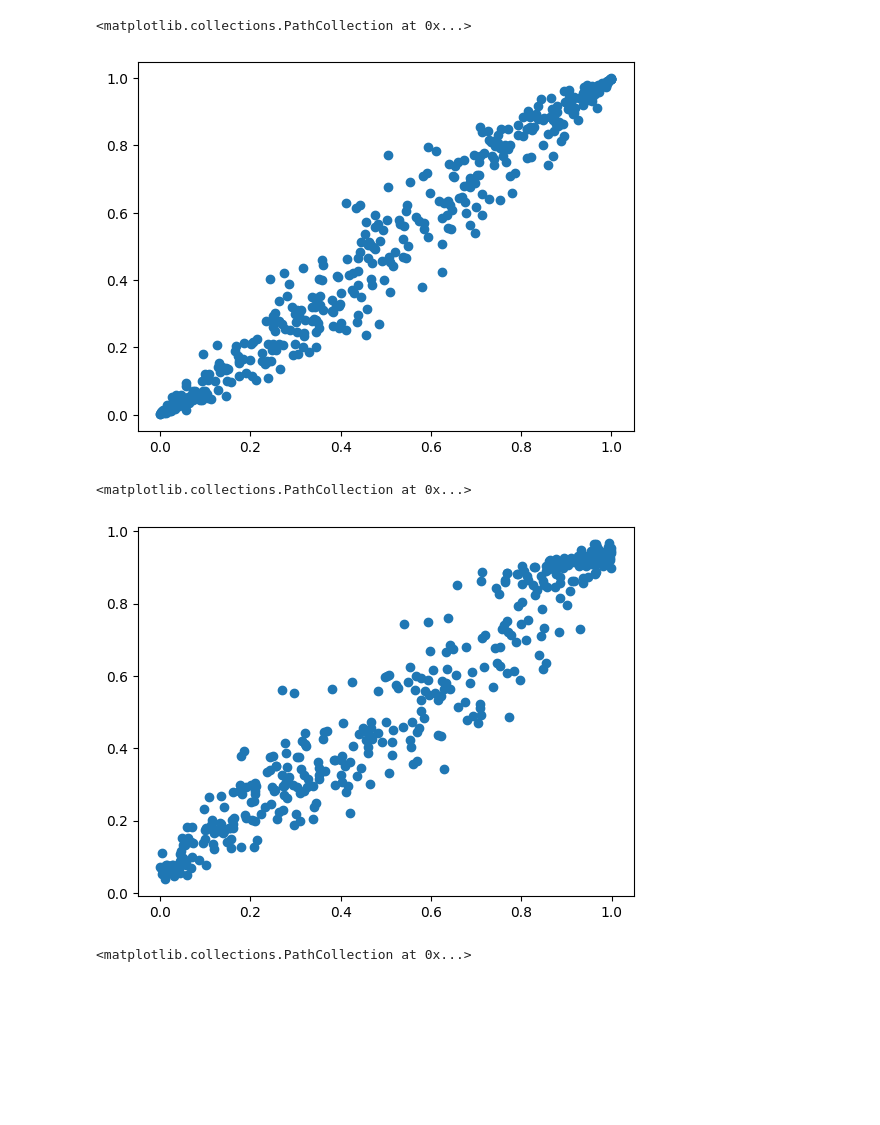
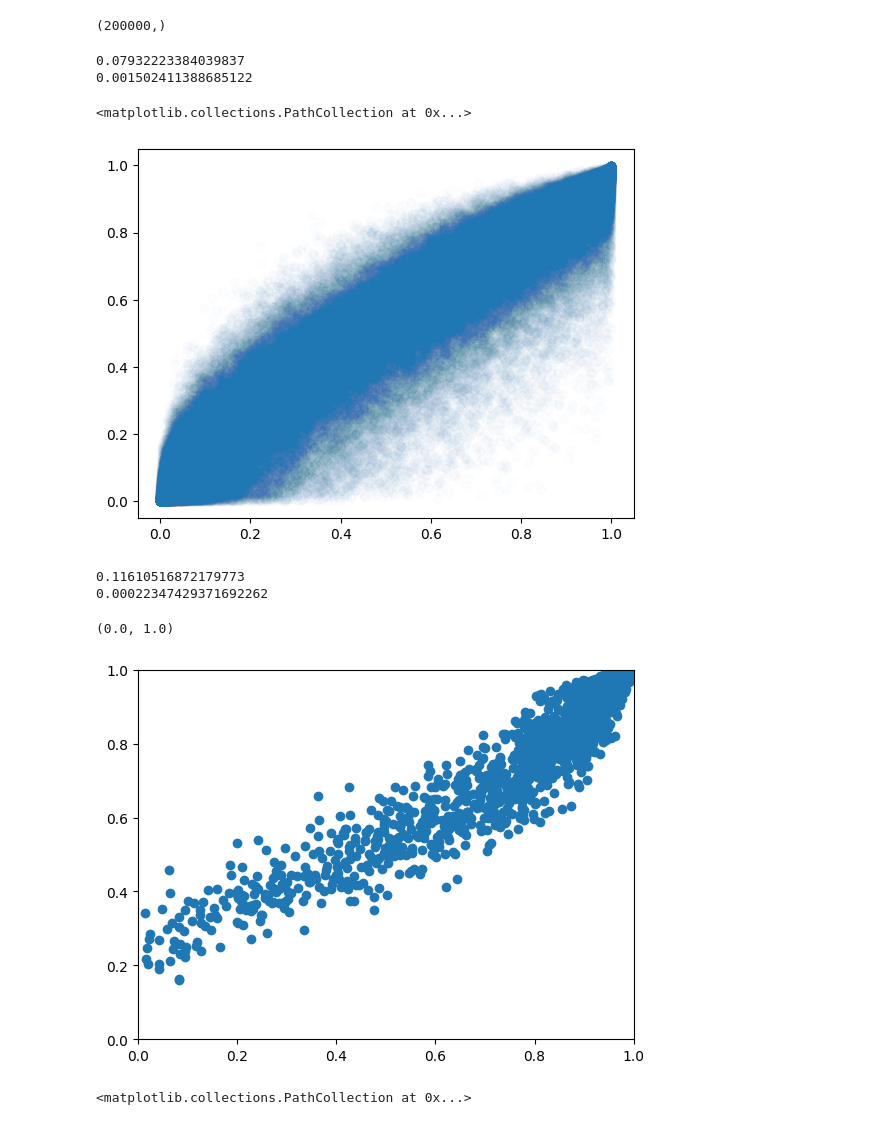
Before and after one commit to CDCgov/BART-Survival, a Jupyter notebook: src/bart_survival/core/test.ipynb, the cells around one changed output. Drawn from its saved outputs; the diff is of its cells as text; code cells hidden in the pictures; blank space fills up the shorter version.

```diff
--- a/src/bart_survival/core/test.ipynb
+++ b/src/bart_survival/core/test.ipynb
@@ -554,10 +641,10 @@ import matplotlib.pyplot as plt
 # ==========================================
 if __name__ == "__main__":
     print("Generating dummy data...")
-    N= 400
-    X_dummy = np.random.normal(size=(N, 10))
-    p = sp.stats.norm.cdf(X_dummy[:,0] * .2 + X_dummy[:,3] * 1.2)
-    Y_dummy = np.random.binomial(1, p, size=N)
+    # N= 1000
+    # X_dummy = np.random.normal(size=(N, 100))
+    # p = sp.stats.norm.cdf(.5-X_dummy[:,0]  * .2 - X_dummy[:,3] * 1.2 )
+    # Y_dummy = np.random.binomial(1, p, size=N)
 
     import pytensor.tensor as pt
 
@@ -567,17 +654,19 @@ if __name__ == "__main__":
     print("Building model graph...")
     with pm.Model() as test_model:
         # ENGINE_MODE = "native"
-        ENGINE_MODE = "fast_vanilla"
+        # ENGINE_MODE = "fast_vanilla"
         # ENGINE_MODE = "fast_sparse"
+        ENGINE_MODE = "fast_sparse_no_save"
 
 
         # test no return estimates
         # requres this hack of submitting a 1D array to the BART object itself
-        # trees = pmb.BART("trees", X=np.zeros((1,X_dummy.shape[1])), Y=np.zeros(1), m=200)
-        trees = pmb.BART("trees", X=X_dummy, Y=Y_dummy, m=50)
+        trees = pmb.BART("trees", X=np.zeros((1,X_dummy.shape[1])), Y=np.zeros(1), m=50)
+        # trees = pmb.BART("trees", X=X_dummy, Y=Y_dummy, m=100)
 
         # THE FIX: Translate latent tree scores to probabilities (Probit Link)
         prob = 0.5 * (1.0 + pt.erf(trees / pt.sqrt(2.0)))
+        # prob = sp.stats.norm.pdf(trees)
 
         # THE FIX: Use Bernoulli for binary classification, NOT Normal
         obs = pm.Bernoulli("obs", p=prob, observed=Y_dummy)
@@ -598,7 +687,8 @@ if __name__ == "__main__":
                 vars=[trees],
                 use_sparsity=False,
                 update_fraction=.05,
-                k=.1
+                k=1.5,
+                step_size = .1,
                 )
 
         elif ENGINE_MODE == "fast_sparse":
@@ -606,23 +696,27 @@ if __name__ == "__main__":
             custom_step = FastSurvPGBART(
                 vars=[trees],
                 use_sparsity=True,
-                update_fraction=.1,
+                update_fraction=.05,
+                k=1.5,
+                step_size=.1
                 )
 
-        elif ENGINE_MODE == "fast_sparse_backdoor":
+        elif ENGINE_MODE == "fast_sparse_no_save":
             print("\n[CONFIG] Using Custom C-Engine (Dirichlet Sparsity)...")
             custom_step = FastSurvPGBART(
                 vars=[trees],
                 use_sparsity=True,
-                update_fraction=.1,
                 target_x = X_dummy,
                 target_y = Y_dummy,
+                update_fraction=.1,
+                k=2,
+                step_size = .3,
                 return_estimate = False
                 )
 
         trace = pm.sample(
-                draws=1000,
-                tune=5000,
+                draws=2000,
+                tune=2000,
                 chains=4,
                 cores=4,
                 step=custom_step,  # If None, PyMC handles it
@@ -656,17 +781,35 @@ Processing: Dropping 400 rows down 4000 historical forests...
+# %%
+preds.shape
+# %% [output]
+(200000,)
+# %%
+print(np.sqrt(((p-preds)**2).mean()))
+print(np.mean(p-preds))
+# %% [output]
+0.07932223384039837
+0.001502411388685122
 # %%
 from sklearn.linear_model import LogisticRegression
 
 model = LogisticRegression().fit(X_dummy, Y_dummy)
 lg_pred = model.predict_proba(X_dummy)[:,1]
-plt.scatter(p, lg_pred)
+plt.scatter(p, lg_pred, alpha=.01)
 # %% [output]
 <matplotlib.collections.PathCollection at 0x...>
-[figure, old version]
+[figure, new version]
+# %%
+print(np.sqrt(((p-lg_pred)**2).mean()))
+print(np.mean(p-lg_pred))
+# %% [output]
+0.11610516872179773
+0.00022347429371692262
 # %%
-plt.scatter(lg_pred, preds.mean(0))
+plt.scatter(lg_pred, preds)
+plt.xlim(0,1)
+plt.ylim(0,1)
 # %% [output]
-<matplotlib.collections.PathCollection at 0x...>
+(0.0, 1.0)
-[figure, old version]
+[figure, new version]
 # %%
 probs = sp.stats.norm.cdf(trace.posterior.trees.values)
 plt.scatter(p,probs.mean(0).mean(0))
```
Also changed, not shown: parts of 9 cells of this notebook, 1 other file.
